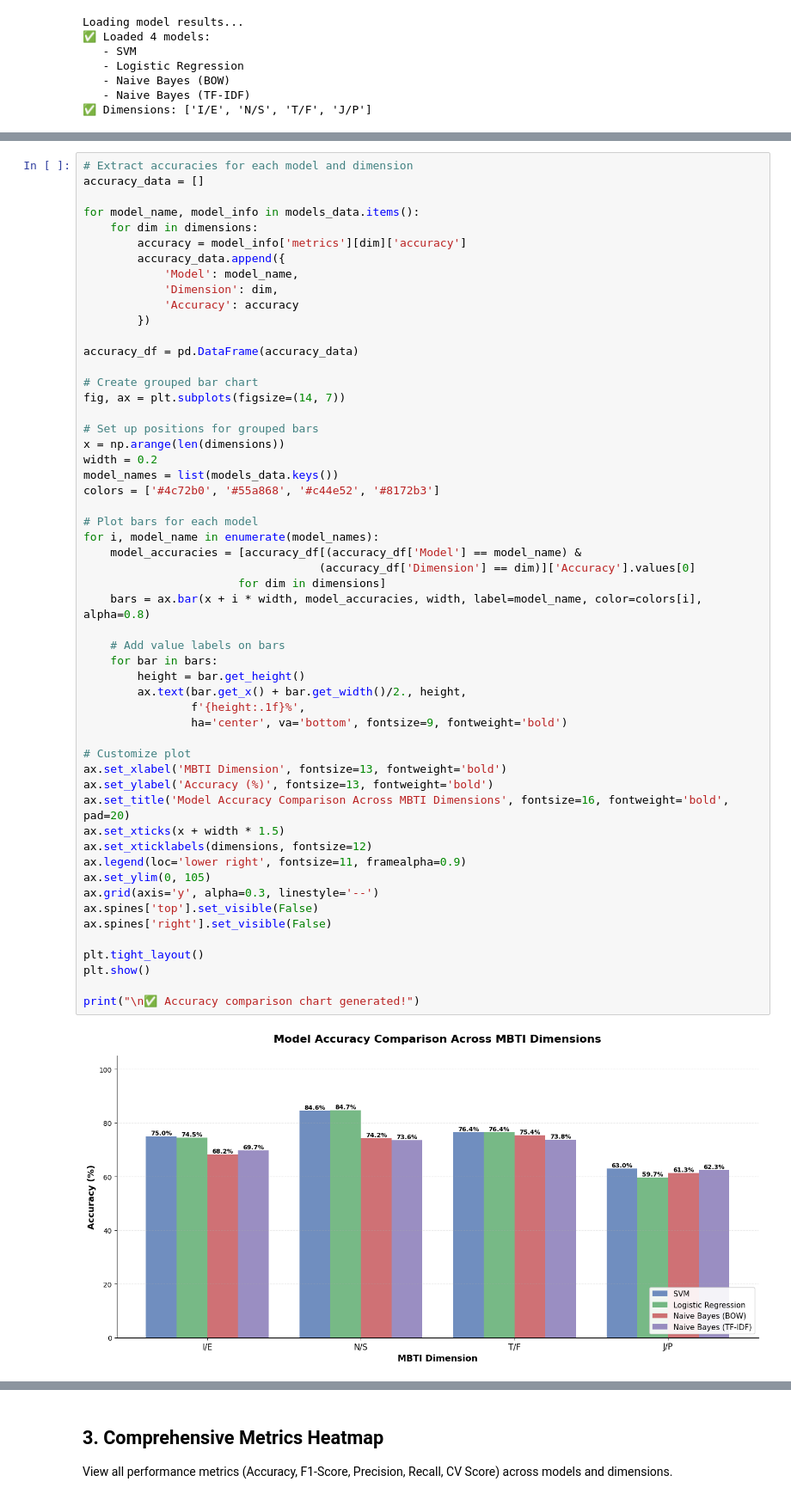
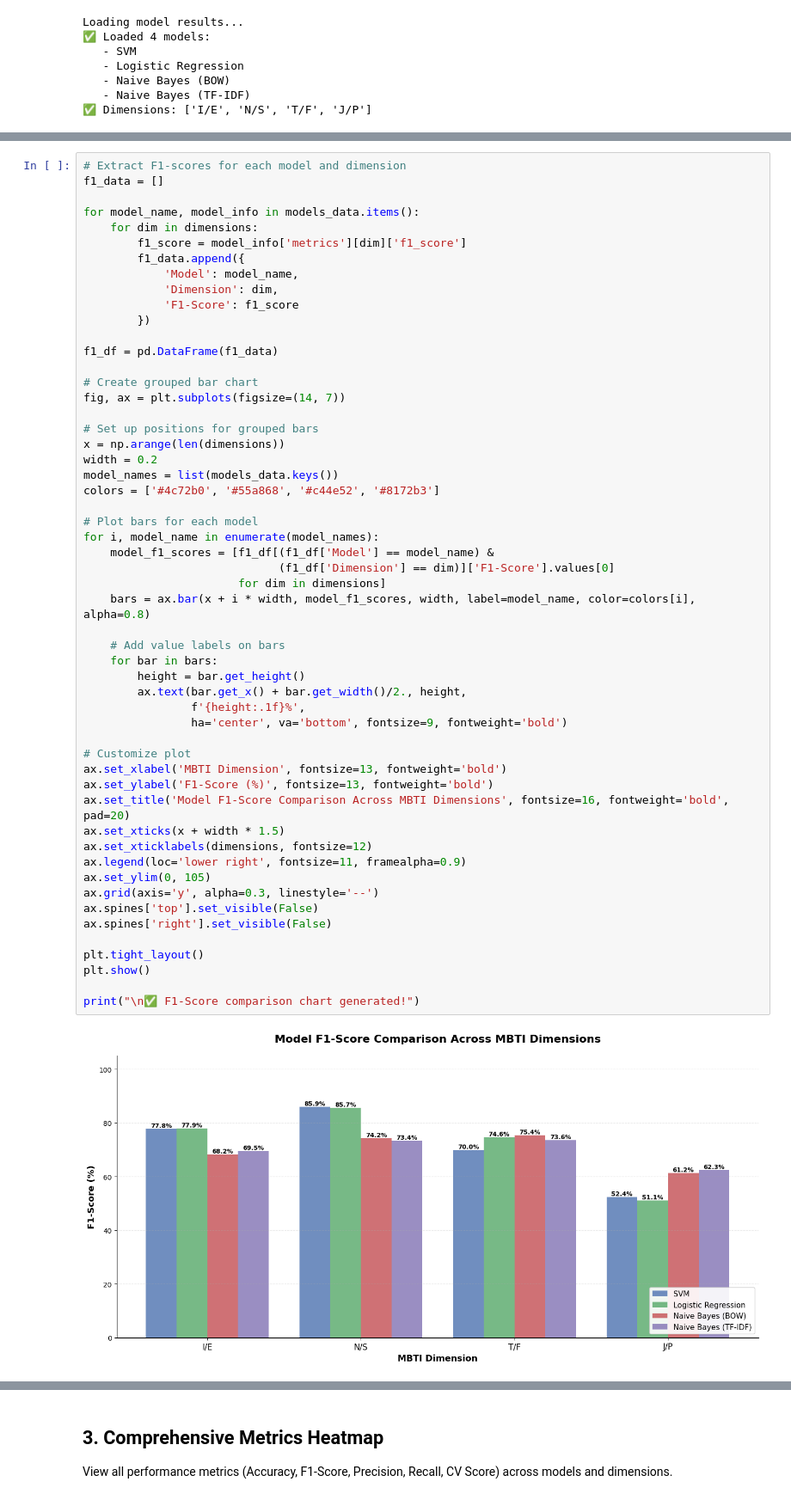
Before and after one commit to GentNisjes/ML_MBTI_project, a Jupyter notebook: notebooks/model_comparison_graphs.ipynb, the cells around one changed output, grey strips where cells are left out. Shown at 86% size. Drawn from its saved outputs; the diff is of its cells as text.

```diff
--- a/notebooks/model_comparison_graphs.ipynb
+++ b/notebooks/model_comparison_graphs.ipynb
@@ -50,17 +51,17 @@ Compare accuracy across all models for each MBTI dimension.
 # %%
-# Extract accuracies for each model and dimension
-accuracy_data = []
+# Extract F1-scores for each model and dimension
+f1_data = []
 
 for model_name, model_info in models_data.items():
     for dim in dimensions:
-        accuracy = model_info['metrics'][dim]['accuracy']
-        accuracy_data.append({
+        f1_score = model_info['metrics'][dim]['f1_score']
+        f1_data.append({
             'Model': model_name,
             'Dimension': dim,
-            'Accuracy': accuracy
+            'F1-Score': f1_score
         })
 
-accuracy_df = pd.DataFrame(accuracy_data)
+f1_df = pd.DataFrame(f1_data)
 
 # Create grouped bar chart
 fig, ax = plt.subplots(figsize=(14, 7))
@@ -69,37 +70,37 @@ fig, ax = plt.subplots(figsize=(14, 7))
 x = np.arange(len(dimensions))
 width = 0.2
 model_names = list(models_data.keys())
 colors = ['#4c72b0', '#55a868', '#c44e52', '#8172b3']
 
 # Plot bars for each model
 for i, model_name in enumerate(model_names):
-    model_accuracies = [accuracy_df[(accuracy_df['Model'] == model_name) &
-                                   (accuracy_df['Dimension'] == dim)]['Accuracy'].values[0]
+    model_f1_scores = [f1_df[(f1_df['Model'] == model_name) &
+                             (f1_df['Dimension'] == dim)]['F1-Score'].values[0]
                        for dim in dimensions]
-    bars = ax.bar(x + i * width, model_accuracies, width, label=model_name, color=colors[i], alpha=0.8)
+    bars = ax.bar(x + i * width, model_f1_scores, width, label=model_name, color=colors[i], alpha=0.8)
 
     # Add value labels on bars
     for bar in bars:
         height = bar.get_height()
         ax.text(bar.get_x() + bar.get_width()/2., height,
                 f'{height:.1f}%',
                 ha='center', va='bottom', fontsize=9, fontweight='bold')
 
 # Customize plot
 ax.set_xlabel('MBTI Dimension', fontsize=13, fontweight='bold')
-ax.set_ylabel('Accuracy (%)', fontsize=13, fontweight='bold')
-ax.set_title('Model Accuracy Comparison Across MBTI Dimensions', fontsize=16, fontweight='bold', pad=20)
+ax.set_ylabel('F1-Score (%)', fontsize=13, fontweight='bold')
+ax.set_title('Model F1-Score Comparison Across MBTI Dimensions', fontsize=16, fontweight='bold', pad=20)
 ax.set_xticks(x + width * 1.5)
 ax.set_xticklabels(dimensions, fontsize=12)
 ax.legend(loc='lower right', fontsize=11, framealpha=0.9)
 ax.set_ylim(0, 105)
 ax.grid(axis='y', alpha=0.3, linestyle='--')
 ax.spines['top'].set_visible(False)
 ax.spines['right'].set_visible(False)
 
 plt.tight_layout()
 plt.show()
 
-print("\n✅ Accuracy comparison chart generated!")
+print("\n✅ F1-Score comparison chart generated!")
 # %% [output]
-[figure, old version]
+[figure, new version]
```
Also changed, not shown: parts of 12 cells of this notebook, 5 other files.
